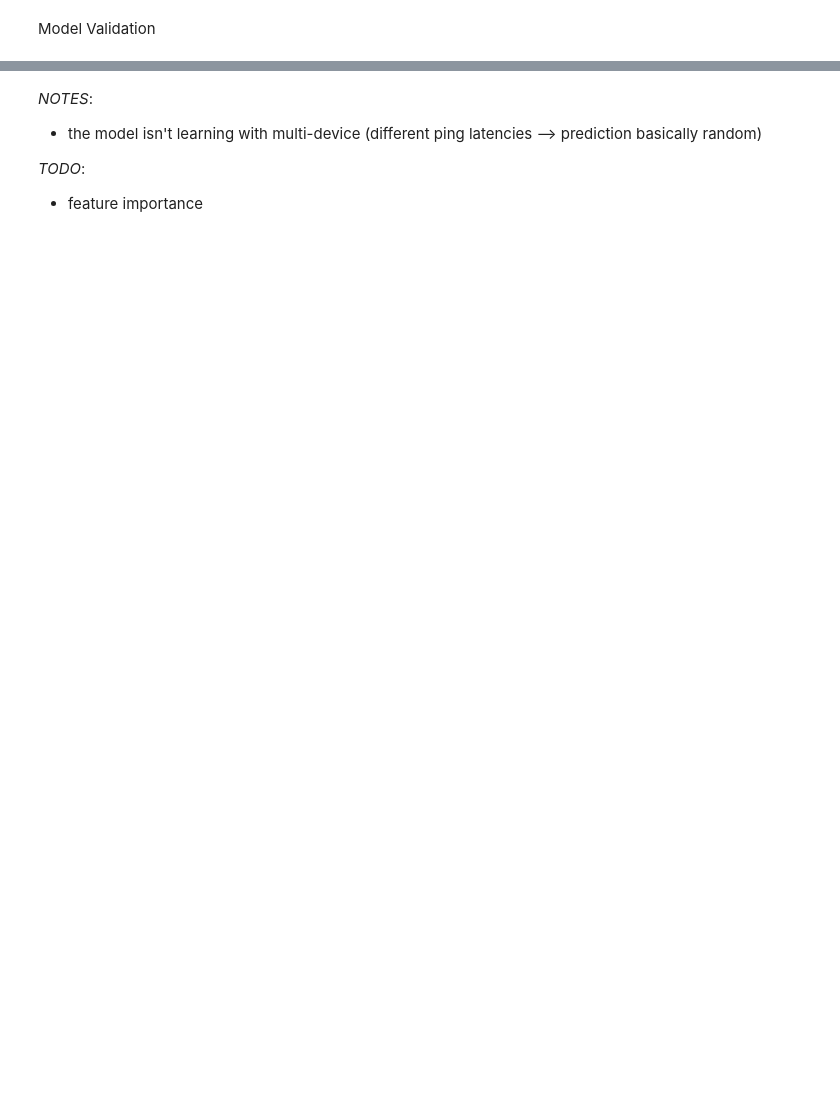
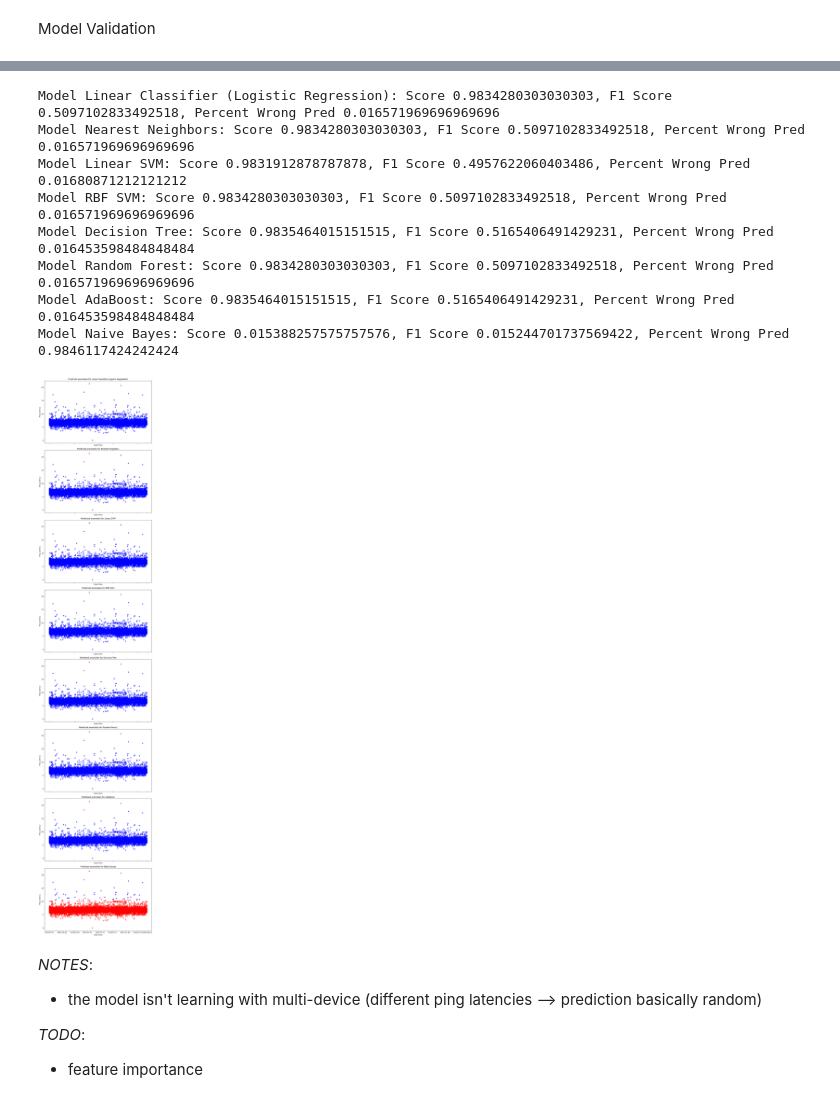
Before and after one commit to noise-course/course-project-Luca-W-D, a Jupyter notebook: step2.ipynb, the cells around one changed output, grey strips where cells are left out. Cells and saved outputs as stored; diff of their text form; code cells hidden in the pictures; blank space fills up the shorter version.

Commit message:
model validation

```diff
--- a/step2.ipynb
+++ b/step2.ipynb
@@ -213,0 +242,17 @@ Model Validation
+# %%
+#classifiers
+model_dict = {
+    "Linear Classifier (Logistic Regression)": LogisticRegression(random_state=0),
+    "Nearest Neighbors": KNeighborsClassifier(3),
+    "Linear SVM": SVC(kernel="linear", C=0.025, random_state=42),
+    "RBF SVM": SVC(gamma=2, C=1, random_state=42),
+   #"Gaussian Process": GaussianProcessClassifier(1.0 * RBF(1.0), random_state=42),
+    "Decision Tree": DecisionTreeClassifier(max_depth=5, random_state=42),
+    "Random Forest": RandomForestClassifier(
+        max_depth=5, n_estimators=10, max_features=1, random_state=42
+    ),
+   # "Neural Net": MLPClassifier(alpha=1, max_iter=100, random_state=42),
+    "AdaBoost":AdaBoostClassifier(random_state=42),
+    "Naive Bayes":GaussianNB(),
+}
+#https://scikit-learn.org/stable/auto_examples/classification/plot_classifier_comparison.html
@@ -214,3 +300,44 @@ Model Validation
+# %%
+n_models = len(model_dict)
+fig, axes = plt.subplots(nrows=n_models, ncols=1, figsize=(10, 6 * n_models), sharex=True)
+
+# if only 1 model, axes is not an array
+if n_models == 1:
+    axes = [axes]
+
+for ax, (model_name, clf) in zip(axes, model_dict.items()):
+    clf.fit(X_train, y_train)
+    y_pred = clf.predict(X_test)
+    score = clf.score(X_test, y_test)
+    f1 = f1_score(y_test, y_pred, average='macro')
+    per_wrong = abs(y_pred - y_test).sum() / len(y_test)
+
+    print(f"Model {model_name}: Score {score}, F1 Score {f1}, Percent Wrong Pred {per_wrong}")
+
+    # scatter plot on the current axis
+    ax.scatter(
+        np.array(test["date"]),  # x-axis
+        np.array(X_test),        # y-axis
+        c=y_pred,                # color by predicted label
+        cmap='bwr',
+        alpha=0.6
+    )
+    ax.set_title(f"Predicted anomalies for {model_name}")
+    ax.set_xlabel("Date Time")
+    ax.set_ylabel("Ping Latency")
+
+plt.tight_layout()
+plt.show()
+# %% [output]
+Model Linear Classifier (Logistic Regression): Score 0.9834280303030303, F1 Score 0.5097102833492518, Percent Wrong Pred 0.016571969696969696
+Model Nearest Neighbors: Score 0.9834280303030303, F1 Score 0.5097102833492518, Percent Wrong Pred 0.016571969696969696
+Model Linear SVM: Score 0.9831912878787878, F1 Score 0.4957622060403486, Percent Wrong Pred 0.01680871212121212
+Model RBF SVM: Score 0.9834280303030303, F1 Score 0.5097102833492518, Percent Wrong Pred 0.016571969696969696
+Model Decision Tree: Score 0.9835464015151515, F1 Score 0.5165406491429231, Percent Wrong Pred 0.016453598484848484
+Model Random Forest: Score 0.9834280303030303, F1 Score 0.5097102833492518, Percent Wrong Pred 0.016571969696969696
+Model AdaBoost: Score 0.9835464015151515, F1 Score 0.5165406491429231, Percent Wrong Pred 0.016453598484848484
+Model Naive Bayes: Score 0.015388257575757576, F1 Score 0.015244701737569422, Percent Wrong Pred 0.9846117424242424
+[figure, added]
 # %% [markdown]
 *NOTES*:
 
```
Also changed, not shown: parts of 10 cells of this notebook, 1 other file.
